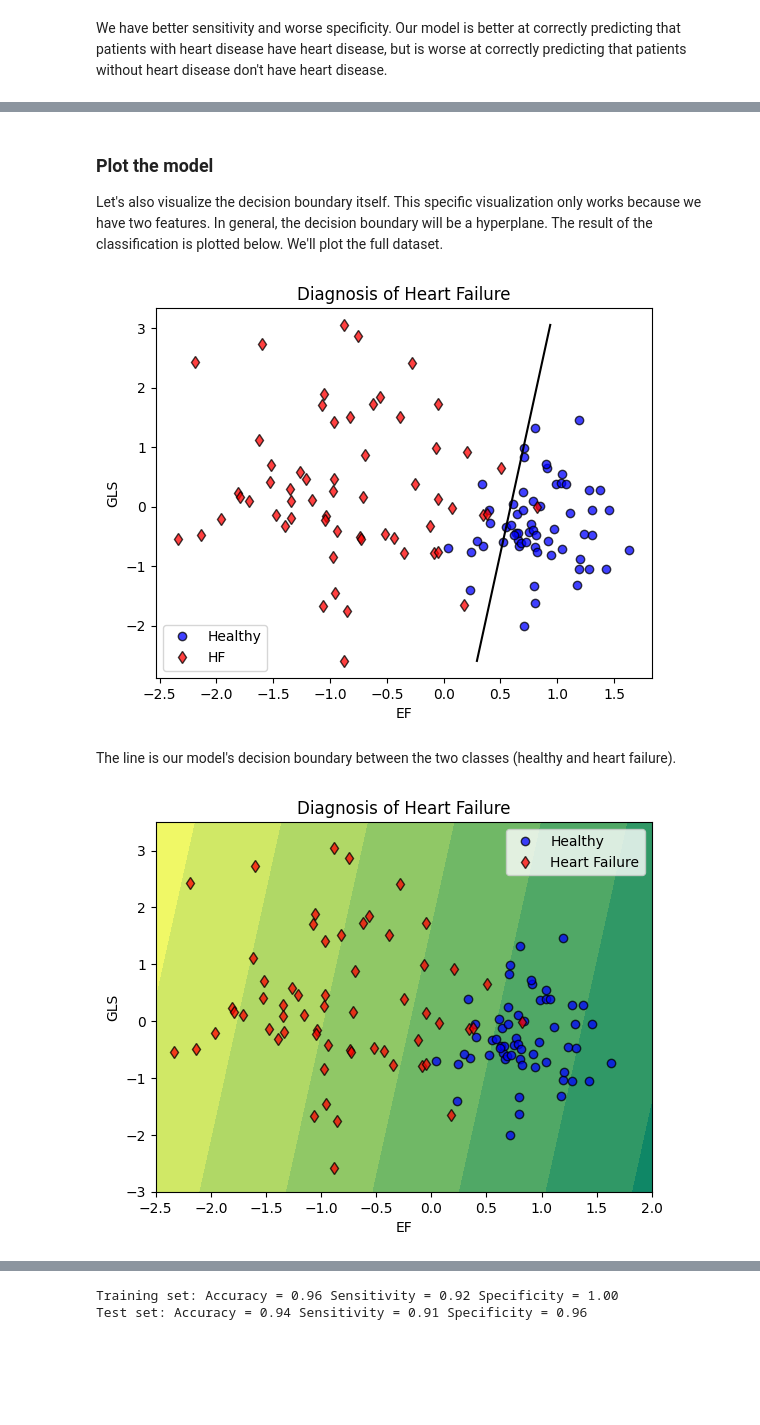
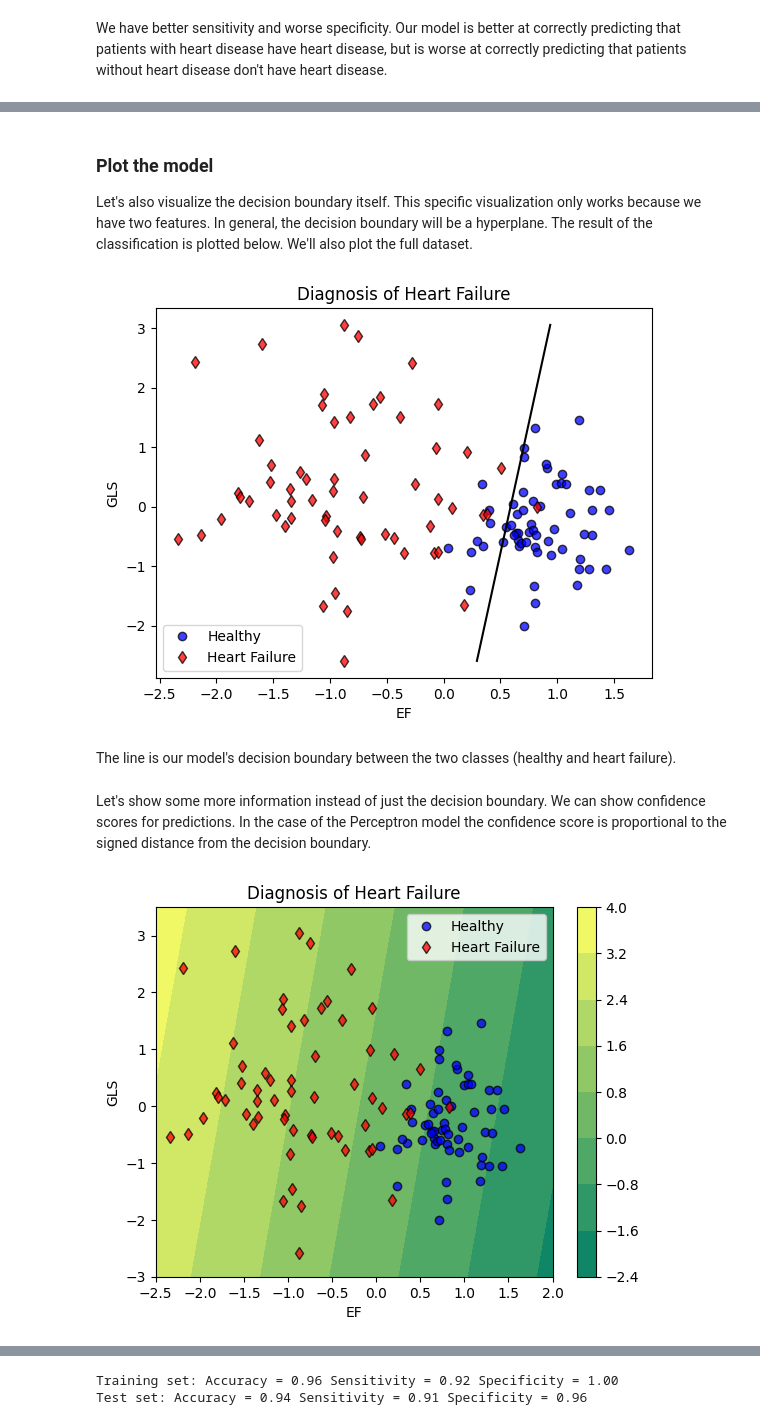
Before and after one commit to MaralAminpour/ML-BME-UofA, a Jupyter notebook: Week-3-Classification-models/3.2-Classification-models.ipynb, the cells around one changed output, grey strips where cells are left out. Drawn from its saved outputs; the diff is of its cells as text; code cells hidden in the pictures; blank space fills up the shorter version.

```diff
--- a/Week-3-Classification-models/3.2-Classification-models.ipynb
+++ b/Week-3-Classification-models/3.2-Classification-models.ipynb
@@ -200,23 +219,11 @@ We have better sensitivity and worse specificity. Our model is better at correct
 # %% [markdown]
 ### Plot the model
 
-Let's also visualize the decision boundary itself. This specific visualization only works because we have two features. In general, the decision boundary will be a hyperplane. The result of the classification is plotted below. We'll plot the full dataset.
+Let's also visualize the decision boundary itself. This specific visualization only works because we have two features. In general, the decision boundary will be a hyperplane. The result of the classification is plotted below. We'll also plot the full dataset.
 # %%
 def PlotDecisionBoundary(model, X, y):
 
-    # plot class 0
-    plt.plot(X[y==0,0], X[y==0,1], 'bo', alpha=0.75, markeredgecolor='k',label = 'Healthy')
-
-    # plot class 1
-    plt.plot(X[y==1,0], X[y==1,1], 'rd', alpha=0.75, markeredgecolor='k',label = 'HF')
-
-    # annotate the plot
-    plt.title('Diagnosis of Heart Failure')
-    plt.xlabel('EF')
-    plt.ylabel('GLS')
-    plt.legend()
-
-    #PlotData(X, y)
+    PlotData(X, y)
 
     # Plot decision boundary
     # Define y-coordinates
@@ -235,42 +242,47 @@ def PlotDecisionBoundary(model, X, y):
 
 PlotDecisionBoundary(p_model, X, y)
 # %% [output]
-[figure, old version]
+[figure, new version]
 # %% [markdown]
 The line is our model's decision boundary between the two classes (healthy and heart failure).
+# %% [markdown]
+Let's show some more information instead of just the decision boundary. We can show confidence scores for predictions. In the case of the Perceptron model the confidence score is proportional to the signed distance from the decision boundary.
 # %%
-def PlotDecisionFunction(model, X, y, label=1):
+def PlotConfidenceScores(model, X, y, label=1):
 
     # Create an 1D array of samples for each feature
     x1 = np.linspace(-2.5, 2, 1000)
     x2 = np.linspace(-3, 3.5, 1000).T # note the transpose
 
     # Creates 2D arrays that hold the coordinates in 2D feature space
     x1, x2 = np.meshgrid(x1, x2)
 
     # Flatten x1 and x2 to 1D vector and concatenate into a feature matrix
     feature_space = np.c_[x1.ravel(), x2.ravel()]
 
     # Predict labels for the whole feature space
     decision_function = model.decision_function(feature_space)
 
     # Select the class
     #p = decision_function[:, label]
     p = decision_function[:]
 
     # Reshape to 2D
     p = p.reshape(x1.shape)
 
     # Plot using contourf
     plt.contourf(x1, x2, p, cmap = 'summer')
 
+    # Add colorbar
+    plt.colorbar()
+
     # Plot data
     PlotData(X, y)
     plt.show()
 
-PlotDecisionFunction(p_model, X, y, label=1)
+PlotConfidenceScores(p_model, X, y, label=1)
 # %% [output]
-[figure, old version]
+[figure, new version]
 # %% [markdown]
 ## Logistic Regression
 
```
Also changed, not shown: parts of 33 cells of this notebook.
